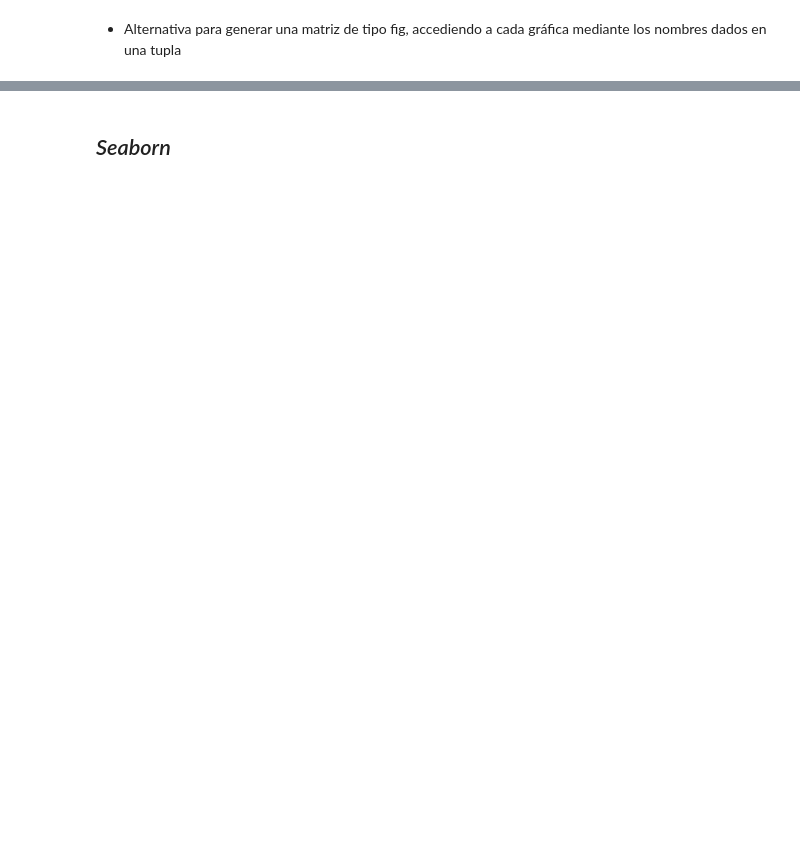
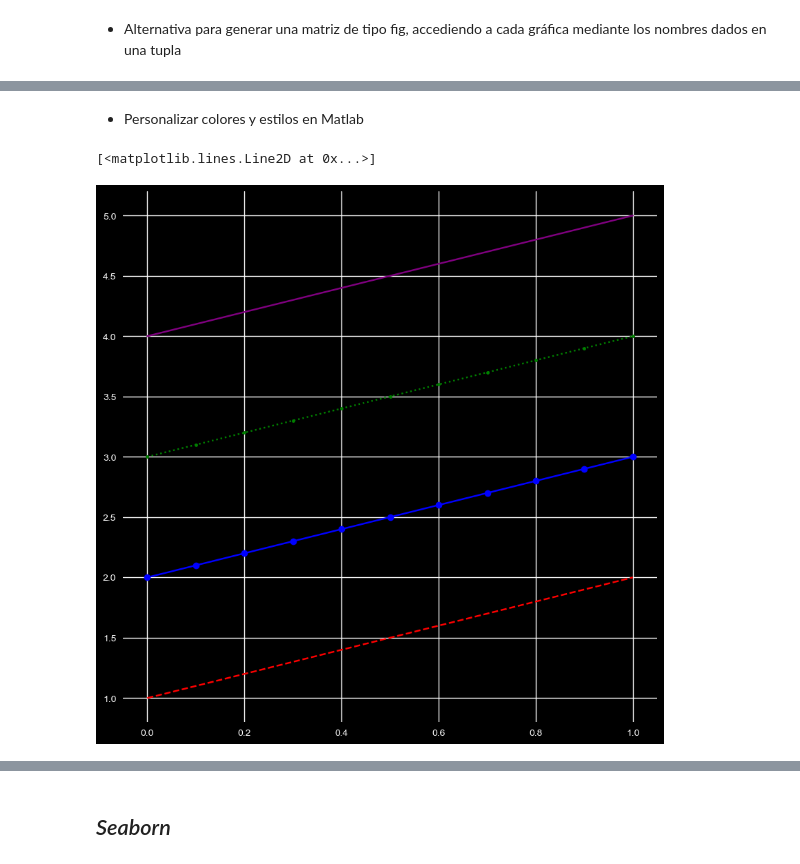
Before and after one commit to dhduartea/Curso_Visualizacion_Datos_Matplotlib_Seaborn, a Jupyter notebook: matplot_seaborn.ipynb, the cells around one changed output, grey strips where cells are left out. Drawn from its saved outputs; the diff is of its cells as text; code cells hidden in the pictures; blank space fills up the shorter version.

```diff
--- a/matplot_seaborn.ipynb
+++ b/matplot_seaborn.ipynb
@@ -247,0 +269,3 @@ fig.tight_layout()
+# %%
+x=np.linspace(0,1,11)
+y=np.sqrt(1-x**2)
@@ -247,0 +281,13 @@ fig.tight_layout()
+# %%
+plt.style.use("dark_background")
+# %% [markdown]
+- Personalizar colores y estilos en Matlab
+# %%
+fig, ax = plt.subplots(figsize = (10,10))
+ax.plot(x,x+1, 'r--')
+ax.plot(x,x+2, 'bo-')
+ax.plot(x,x+3, 'g.:')
+ax.plot(x,x+4, 'purple')
+# %% [output]
+[<matplotlib.lines.Line2D at 0x...>]
+[figure, added]
```
Also changed, not shown: parts of 78 cells of this notebook.
